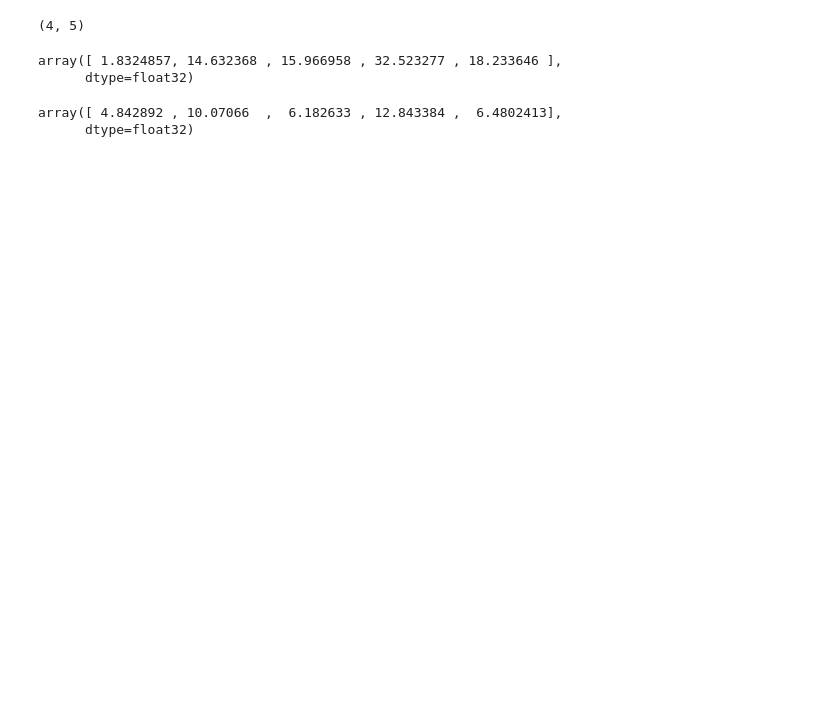
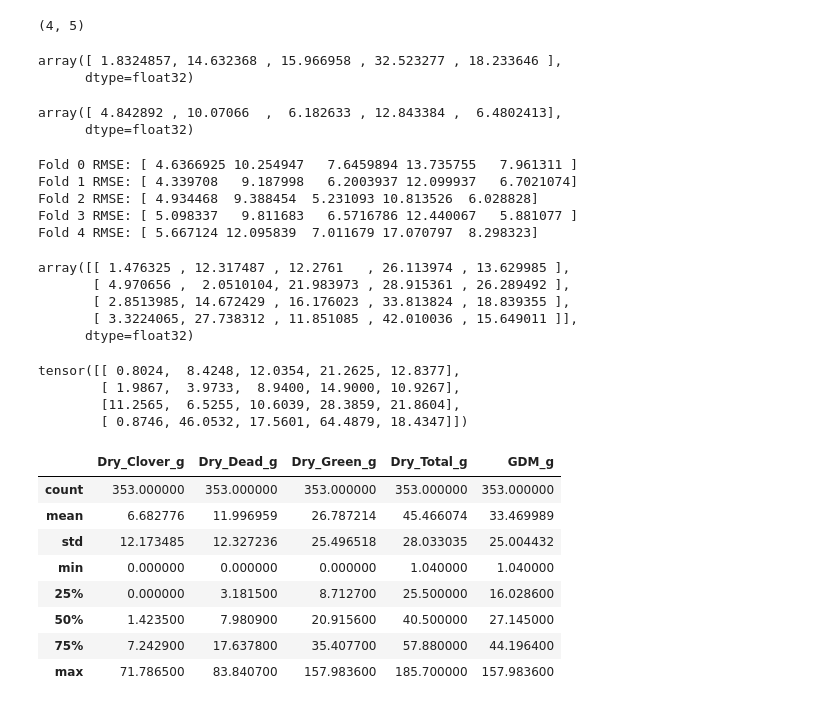
Before and after one commit to khchoi-physik/csiro_biomass, a Jupyter notebook: dinov2_cnn_ensemble_tta.ipynb, the cells around one changed output. Saved outputs shown, nothing was run; the diff lists cells and outputs as text; code cells hidden in the pictures; blank space fills up the shorter version.

```diff
--- a/dinov2_cnn_ensemble_tta.ipynb
+++ b/dinov2_cnn_ensemble_tta.ipynb
@@ -331,0 +310,37 @@ targ_list = np.array(targ_list[0])
+# %%
+for i in range(5):
+    print(f'Fold {i} RMSE: {np.sqrt(np.mean( (np.array(fold_preds)[i] - targ_list ) **2 , axis =0  ))}')
+# %% [output]
+Fold 0 RMSE: [ 4.6366925 10.254947   7.6459894 13.735755   7.961311 ]
+Fold 1 RMSE: [ 4.339708   9.187998   6.2003937 12.099937   6.7021074]
+Fold 2 RMSE: [ 4.934468  9.388454  5.231093 10.813526  6.028828]
+Fold 3 RMSE: [ 5.098337   9.811683   6.5716786 12.440067   5.881077 ]
+Fold 4 RMSE: [ 5.667124 12.095839  7.011679 17.070797  8.298323]
+# %%
+fold_preds[0]
+# %% [output]
+array([[ 1.476325 , 12.317487 , 12.2761   , 26.113974 , 13.629985 ],
+       [ 4.970656 ,  2.0510104, 21.983973 , 28.915361 , 26.289492 ],
+       [ 2.8513985, 14.672429 , 16.176023 , 33.813824 , 18.839355 ],
+       [ 3.3224065, 27.738312 , 11.851085 , 42.010036 , 15.649011 ]],
+      dtype=float32)
+# %%
+for _, tar in tta_loader:
+    print(tar)
+# %% [output]
+tensor([[ 0.8024,  8.4248, 12.0354, 21.2625, 12.8377],
+        [ 1.9867,  3.9733,  8.9400, 14.9000, 10.9267],
+        [11.2565,  6.5255, 10.6039, 28.3859, 21.8604],
+        [ 0.8746, 46.0532, 17.5601, 64.4879, 18.4347]])
+# %%
+train_data.describe()
+# %% [output]
+|  | Dry_Clover_g | Dry_Dead_g | Dry_Green_g | Dry_Total_g | GDM_g |
+| count | 353.000000 | 353.000000 | 353.000000 | 353.000000 | 353.000000 |
+| mean | 6.682776 | 11.996959 | 26.787214 | 45.466074 | 33.469989 |
+| std | 12.173485 | 12.327236 | 25.496518 | 28.033035 | 25.004432 |
+| min | 0.000000 | 0.000000 | 0.000000 | 1.040000 | 1.040000 |
+| 25% | 0.000000 | 3.181500 | 8.712700 | 25.500000 | 16.028600 |
+| 50% | 1.423500 | 7.980900 | 20.915600 | 40.500000 | 27.145000 |
+| 75% | 7.242900 | 17.637800 | 35.407700 | 57.880000 | 44.196400 |
+| max | 71.786500 | 83.840700 | 157.983600 | 185.700000 | 157.983600 |
```
Also changed, not shown: parts of 7 cells of this notebook.
